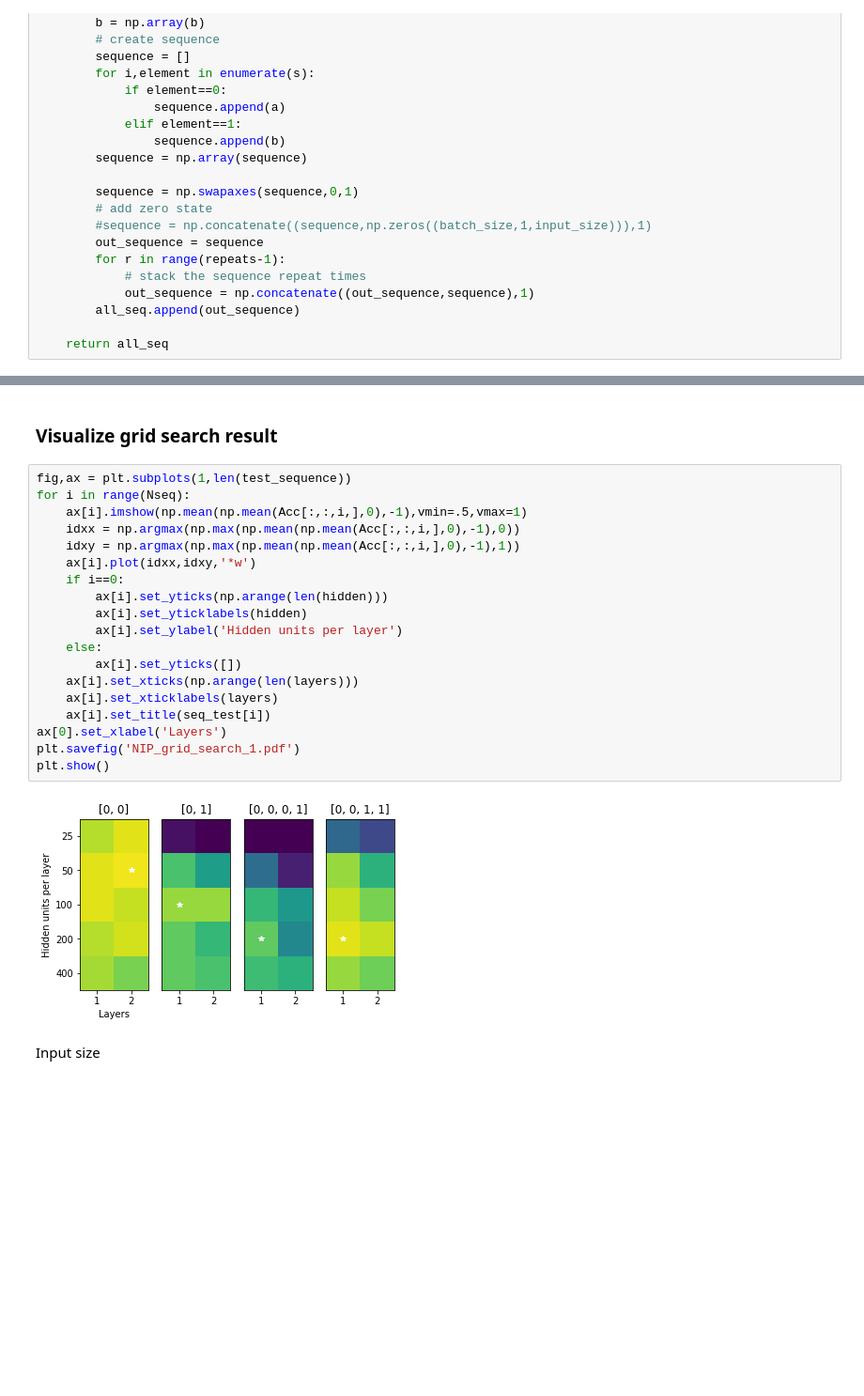
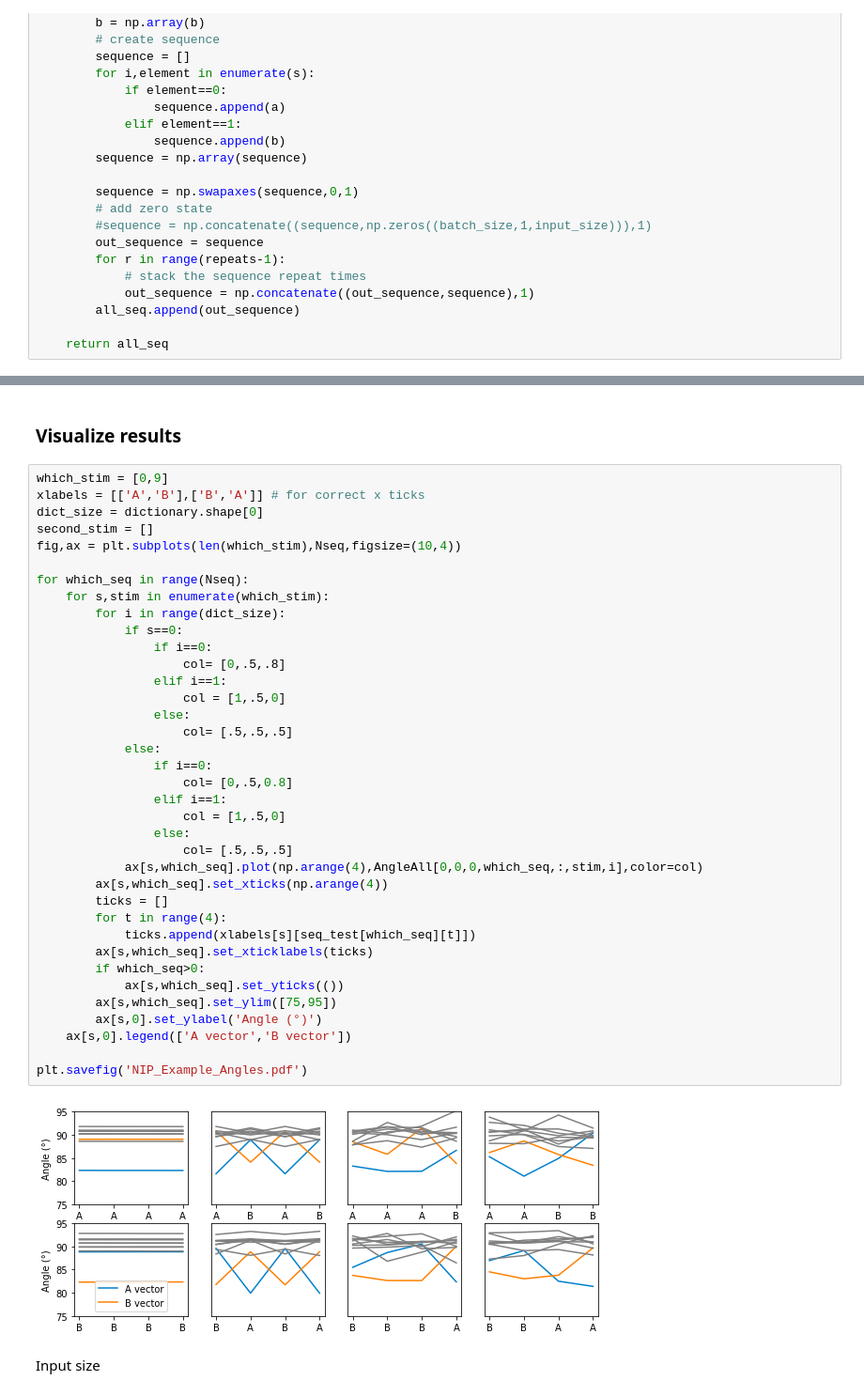
Before and after one commit to mebellet/RNNlocalglobal, a Jupyter notebook: RNN.ipynb, the cells around one changed output, grey strips where cells are left out. Shown at 94% size. Saved outputs shown, nothing was run; the diff lists cells and outputs as text; blank space fills up the shorter version.

```diff
--- a/RNN.ipynb
+++ b/RNN.ipynb
@@ -360,26 +360,44 @@ For sequence [0, 0, 1, 1], MSE is 0.18326269139846166
 # %% [markdown]
-### Visualize grid search result
+### Visualize results
-# %%
-fig,ax = plt.subplots(1,len(test_sequence))
-for i in range(Nseq):
-    ax[i].imshow(np.mean(np.mean(Acc[:,:,i,],0),-1),vmin=.5,vmax=1)
-    idxx = np.argmax(np.max(np.mean(np.mean(Acc[:,:,i,],0),-1),0))
-    idxy = np.argmax(np.max(np.mean(np.mean(Acc[:,:,i,],0),-1),1))
-    ax[i].plot(idxx,idxy,'*w')
-    if i==0:
-        ax[i].set_yticks(np.arange(len(hidden)))
-        ax[i].set_yticklabels(hidden)
-        ax[i].set_ylabel('Hidden units per layer')
-    else:
-        ax[i].set_yticks([])
-    ax[i].set_xticks(np.arange(len(layers)))
-    ax[i].set_xticklabels(layers)
-    ax[i].set_title(seq_test[i])
-ax[0].set_xlabel('Layers')
-plt.savefig('NIP_grid_search_1.pdf')
-plt.show()
-# %% [output]
-[figure, removed]
+# %%
+which_stim = [0,9]
+xlabels = [['A','B'],['B','A']] # for correct x ticks
+dict_size = dictionary.shape[0]
+second_stim = []
+fig,ax = plt.subplots(len(which_stim),Nseq,figsize=(10,4))
+
+for which_seq in range(Nseq):
+    for s,stim in enumerate(which_stim):
+        for i in range(dict_size):
+            if s==0:
+                if i==0:
+                    col= [0,.5,.8]
+                elif i==1:
+                    col = [1,.5,0]
+                else:
+                    col= [.5,.5,.5]
+            else:
+                if i==0:
+                    col= [0,.5,0.8]
+                elif i==1:
+                    col = [1,.5,0]
+                else:
+                    col= [.5,.5,.5]
+            ax[s,which_seq].plot(np.arange(4),AngleAll[0,0,0,which_seq,:,stim,i],color=col)
+        ax[s,which_seq].set_xticks(np.arange(4))
+        ticks = []
+        for t in range(4):
+            ticks.append(xlabels[s][seq_test[which_seq][t]])
+        ax[s,which_seq].set_xticklabels(ticks)
+        if which_seq>0:
+            ax[s,which_seq].set_yticks(())
+        ax[s,which_seq].set_ylim([75,95])
+        ax[s,0].set_ylabel('Angle (°)')
+    ax[s,0].legend(['A vector','B vector'])
+
+plt.savefig('NIP_Example_Angles.pdf')
+# %% [output]
+[figure, added]
 # %% [markdown]
 Input size
 # %%
```
Also changed, not shown: parts of 7 cells of this notebook.
